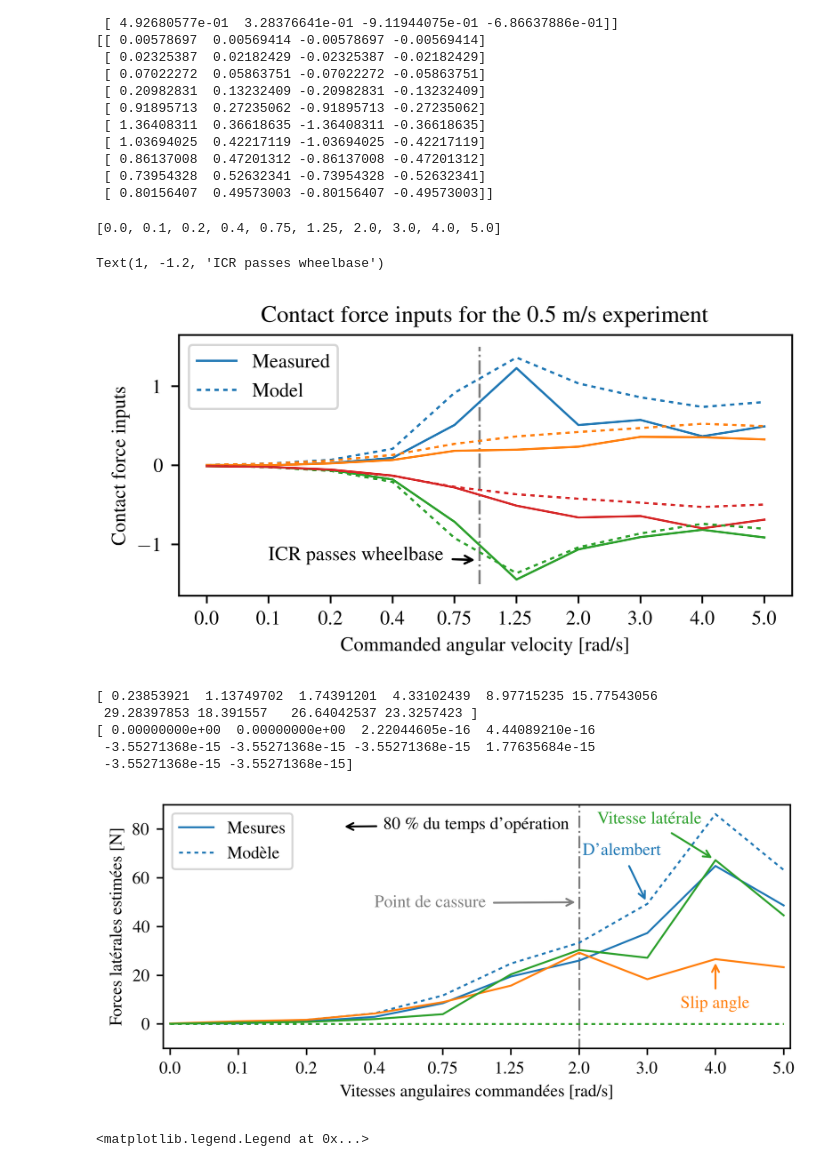
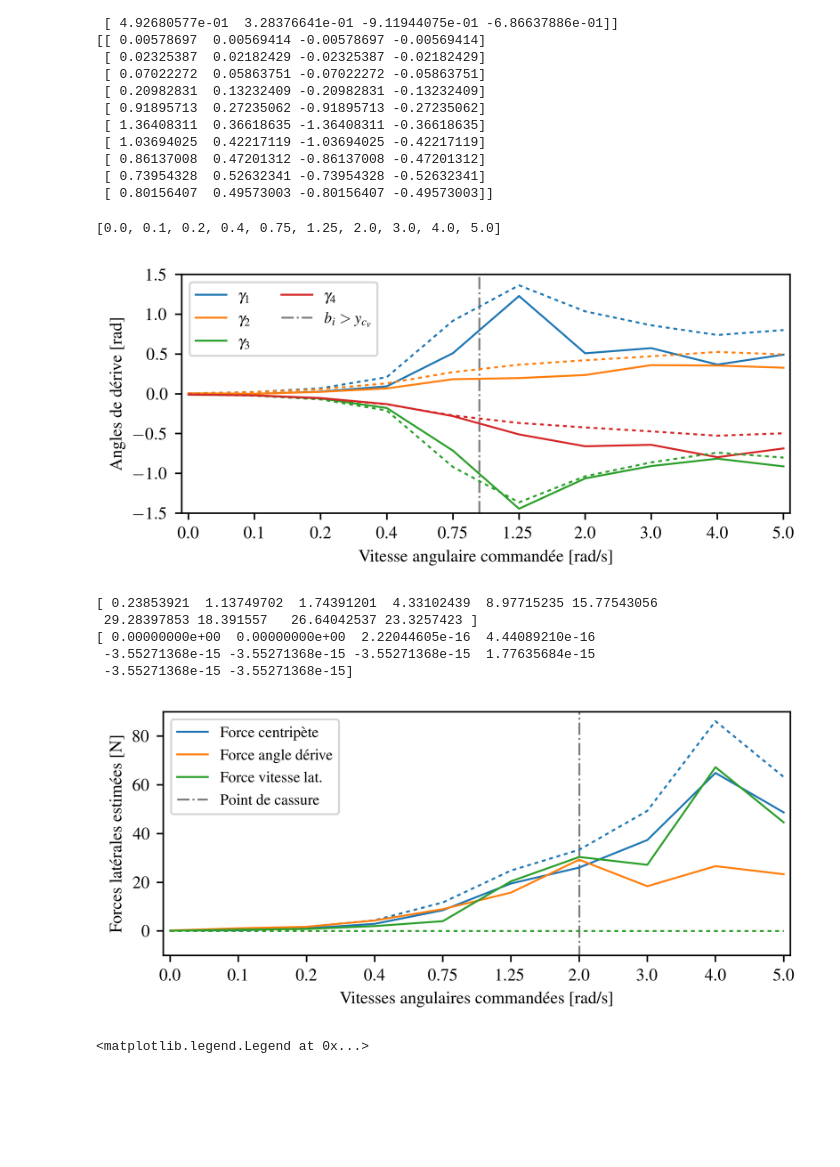
Before and after one commit to DomBaril/GSO-7107, a Jupyter notebook: Analysis.ipynb, the cells around one changed output. Saved outputs shown, nothing was run; the diff lists cells and outputs as text; code cells hidden in the pictures; blank space fills up the shorter version.

```diff
--- a/Analysis.ipynb
+++ b/Analysis.ipynb
@@ -7,7 +7,7 @@ import pandas as pd
 import matplotlib.pyplot as plt
 font = {'family' : 'normal',
         'weight' : 'bold',
-        'size'   : 9}
+        'size'   : 8}
 import matplotlib as mpl
 
 from scipy.signal import butter, lfilter, freqz
@@ -322,41 +321,42 @@ print(slip_angles_icr_model)
 # %%
 # plot model inputs
 
 fig, ax = plt.subplots(1, 1, dpi=500, gridspec_kw={'hspace': 0.35, 'wspace': 0.23})
 fig.set_size_inches(2*width, height+0.1)
-# fig.subplots_adjust(left=.075, bottom=.14, right=.995, top=.995)
-plt.plot(slip_angles_icr[:, 0], c='C0', label = 'Measured')
-plt.plot(slip_angles_icr[:, 1], c='C1')
-plt.plot(slip_angles_icr[:, 2], c='C2')
-plt.plot(slip_angles_icr[:, 3], c='C3')
+fig.subplots_adjust(left=.11, bottom=.18, right=.99, top=.97)
+plt.plot(slip_angles_icr[:, 0], c='C0', label = '$\gamma_1$')
+plt.plot(slip_angles_icr[:, 1], c='C1', label = '$\gamma_2$')
+plt.plot(slip_angles_icr[:, 2], c='C2', label = '$\gamma_3$')
+plt.plot(slip_angles_icr[:, 3], c='C3', label = '$\gamma_4$')
 
-plt.plot(slip_angles_icr_model[:, 0], c='C0', label = 'Model', linestyle = '--')
+plt.plot(slip_angles_icr_model[:, 0], c='C0', linestyle = '--')
 plt.plot(slip_angles_icr_model[:, 1], c='C1', linestyle = '--')
 plt.plot(slip_angles_icr_model[:, 2], c='C2', linestyle = '--')
 plt.plot(slip_angles_icr_model[:, 3], c='C3', linestyle = '--')
+
+ax.vlines(4.4, -1.5, 1.5, colors='C7', linestyle='-.', label='$b_i > y_{c_v}$')
 
 # plt.plot(slip_angles_vel[:, 0], label = 'Wheel 1 slip angle [rad]')
 # plt.plot(slip_angles_vel[:, 1], label = 'Wheel 2 slip angle [rad]')
 # plt.plot(slip_angles_vel[:, 2], label = 'Wheel 3 slip angle [rad]')
 # plt.plot(slip_angles_vel[:, 3], label = 'Wheel 4 slip angle [rad]')
 # ticks = np.delete(test_vels, 7, axis=0)
 ticks = test_vels
 print(ticks)
-ax.set_title('Contact force inputs for the 0.5 m/s experiment')
-# ax.set_xlim(-0.1, 9.1)
-# ax.set_ylim(-1.5, 1.5)
+# ax.set_title('Contact force inputs for the 0.5 m/s experiment')
+ax.set_xlim(-0.1, 9.1)
+ax.set_ylim(-1.5, 1.5)
 ax.set_xticks(np.arange(10))
 ax.set_xticklabels(ticks)
-ax.set_xlabel('Commanded angular velocity [rad/s]')
-ax.set_ylabel('Contact force inputs')
-ax.legend(loc='upper left')
+ax.set_xlabel('Vitesse angulaire commandée [rad/s]')
+ax.set_ylabel('Angles de dérive [rad]')
+ax.legend(loc='upper left', ncol=2)
 
-ax.vlines(4.4, -1.5, 1.5, colors='C7', linestyle='-.')
-plt.annotate('ICR passes wheelbase', xy=(4.4, -1.2),xytext=(1, -1.2) , horizontalalignment="left", arrowprops=dict(arrowstyle='->',lw=1))
+# plt.annotate('ICR passes wheelbase', xy=(4.4, -1.2),xytext=(1, -1.2) , horizontalalignment="left", arrowprops=dict(arrowstyle='->',lw=1))
+plt.savefig('figs/slip_angles.pdf', dpi=500)
 # %% [output]
 [0.0, 0.1, 0.2, 0.4, 0.75, 1.25, 2.0, 3.0, 4.0, 5.0]
-Text(1, -1.2, 'ICR passes wheelbase')
-[figure, old version]
+[figure, new version]
 # %%
 # Compute slip angle for each vel and estimate lateral forces through linear model
 
@@ -408,12 +408,15 @@ print(Fy_slip_angle_model)
 fig, ax = plt.subplots(1, 1, dpi=500, gridspec_kw={'hspace': 0.35, 'wspace': 0.23})
 fig.set_size_inches(2*width, height+0.1)
 fig.subplots_adjust(left=.08, bottom=.18, right=.99, top=.99)
-plt.plot(Fy_icr, c='C0', label="Mesures")
-plt.plot(Fy_model, c='C0', linestyle='--', label='Modèle')
-plt.plot(Fy_slip_angle, c='C1')
-plt.plot(Fy_slip_angle_model, c='C1', linestyle='--')
-plt.plot(Fy_skid_vel, c='C2')
-plt.plot(Fy_skid_vel_model, c='C2', linestyle='--')
+ax.plot(Fy_icr, c='C0', label='Force centripète')
+ax.plot(Fy_model, c='C0', linestyle='--')
+ax.plot(Fy_slip_angle, c='C1', label='Force angle dérive')
+ax.plot(Fy_slip_angle_model, c='C1', linestyle='--')
+ax.plot(Fy_skid_vel, c='C2', label='Force vitesse lat.')
+ax.plot(Fy_skid_vel_model, c='C2', linestyle='--')
+
+ax.vlines(6, -11, 95, colors='C7', linestyle='-.', label='Point de cassure')
+
 # ax.set_title('Lateral forces for the 0.5 m/s experiment')
 ax.set_xticks(np.arange(10))
 ax.set_xticklabels(ticks)
@@ -424,16 +427,16 @@ ax.set_xlim(-0.1, 9.1)
 ax.set_ylim(-10, 90)
 
 
-plt.annotate("D'alembert", xy=(7, Fy_model[7]),xytext=(7.2, Fy_model[7] + 20) , horizontalalignment="right", arrowprops=dict(arrowstyle='->',lw=1, color='C0'), c='C0')
-plt.annotate("Vitesse latérale", xy=(8, Fy_skid_vel[8]),xytext=(7.8, Fy_skid_vel[8] + 15) , horizontalalignment="right", arrowprops=dict(arrowstyle='->',lw=1, color='C2'), c='C2')
-plt.annotate("Slip angle", xy=(8, Fy_slip_angle[8]),xytext=(8, Fy_slip_angle[8] - 20) , horizontalalignment="center", arrowprops=dict(arrowstyle='->',lw=1, color='C1'), c='C1')
-plt.annotate("80 \% du temps d'opération", xy=(2.5, 81),xytext=(4.5, 80) , horizontalalignment="center", arrowprops=dict(arrowstyle='->',lw=1, color='k'), c='k')
+# plt.annotate("D'alembert", xy=(7, Fy_model[7]),xytext=(7.2, Fy_model[7] + 20) , horizontalalignment="right", arrowprops=dict(arrowstyle='->',lw=1, color='C0'), c='C0')
+# plt.annotate("Vitesse latérale", xy=(8, Fy_skid_vel[8]),xytext=(7.8, Fy_skid_vel[8] + 15) , horizontalalignment="right", arrowprops=dict(arrowstyle='->',lw=1, color='C2'), c='C2')
+# plt.annotate("Slip angle", xy=(8, Fy_slip_angle[8]),xytext=(8, Fy_slip_angle[8] - 20) , horizontalalignment="center", arrowprops=dict(arrowstyle='->',lw=1, color='C1'), c='C1')
+# plt.annotate("80 \% du temps d'opération", xy=(2.5, 81),xytext=(4.5, 80) , horizontalalignment="center", arrowprops=dict(arrowstyle='->',lw=1, color='k'), c='k')
 
-ax.vlines(6, -11, 95, colors='C7', linestyle='-.')
-plt.annotate('Point de cassure', xy=(6, 50),xytext=(3, 48) , horizontalalignment="left", arrowprops=dict(arrowstyle='->',lw=1, color='C7'), c='C7')
-plt.savefig('figs/lateral_forces.png', dpi=500)
+
+# plt.annotate('Point de cassure', xy=(6, 50),xytext=(3, 48) , horizontalalignment="left", arrowprops=dict(arrowstyle='->',lw=1, color='C7'), c='C7')
+plt.savefig('figs/lateral_forces.pdf', dpi=500)
 # %% [output]
-[figure, old version]
+[figure, new version]
 # %%
 # Gradual graph
 
```
Also changed, not shown: parts of 1 cell of this notebook, 33 other files.
